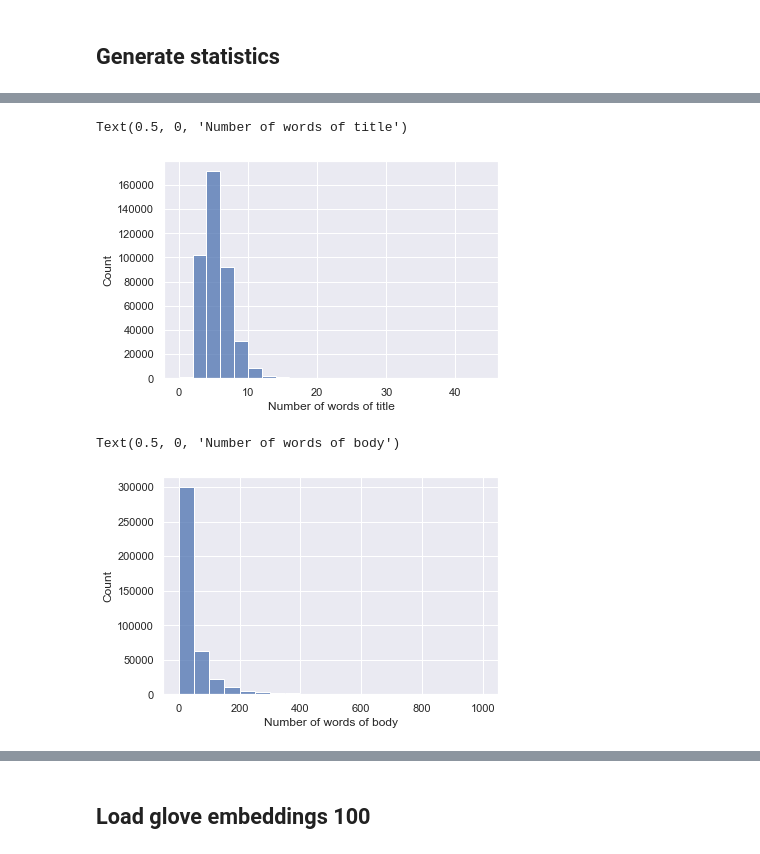
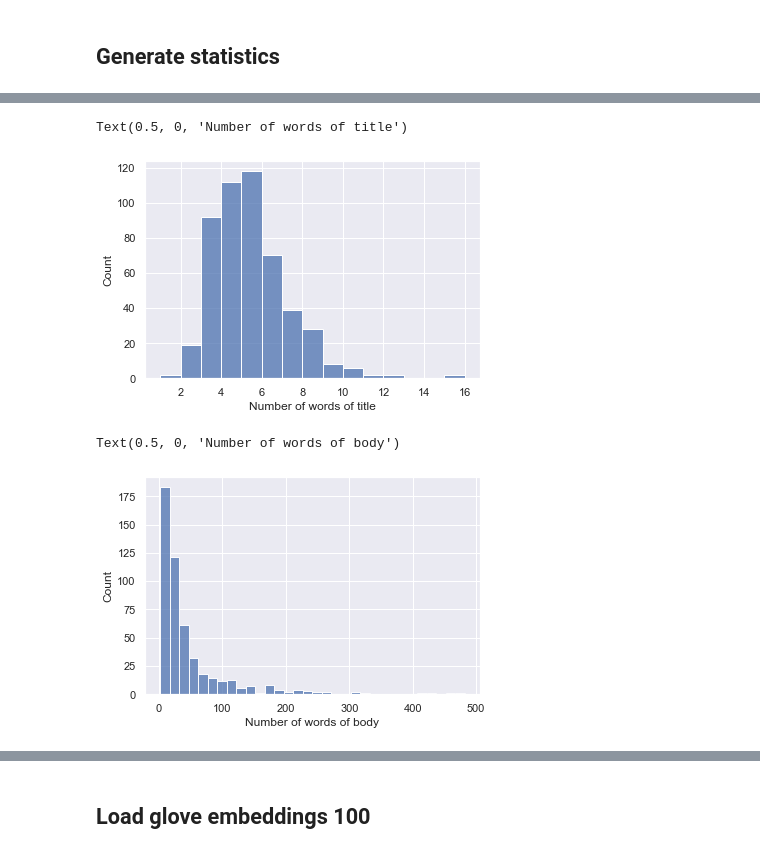
Before and after one commit to nkanak/bug-or-feature, a Jupyter notebook: experiments.ipynb, the cells around one changed output, grey strips where cells are left out. Drawn from its saved outputs; the diff is of its cells as text; code cells hidden in the pictures.

```diff
--- a/experiments.ipynb
+++ b/experiments.ipynb
@@ -67,6 +65,6 @@ global_random_number = get_random_number()
 df = pd.read_csv('samples.csv')
 # bug == 0 and feature == 1
 df = df[(df['label'] == 0) | (df['label'] == 1)]
-#df = df[:1000]
+df = df[:500]
 len(df)
 # %% [output]
@@ -91,14 +103,14 @@ df['number_of_words_of_body'] = df['body'].str.split().str.len()
 # %%
-fig = sns.histplot(data=df, x='number_of_words_of_title', kde=False, stat='count', binwidth=2)
+fig = sns.histplot(data=df, x='number_of_words_of_title', kde=False, stat='count', binwidth=1)
 fig.set_xlabel('Number of words of title')
 #fig.get_figure().savefig('figures/price_kde_histogram.jpg', dpi=500)
 # %% [output]
 Text(0.5, 0, 'Number of words of title')
-[figure, old version]
+[figure, new version]
 # %%
-fig = sns.histplot(data=df, x='number_of_words_of_body', kde=False, stat='count', binwidth=50)
+fig = sns.histplot(data=df, x='number_of_words_of_body', kde=False, stat='count', binwidth=15)
 fig.set_xlabel('Number of words of body')
 #fig.get_figure().savefig('figures/price_kde_histogram.jpg', dpi=500)
 # %% [output]
 Text(0.5, 0, 'Number of words of body')
-[figure, old version]
+[figure, new version]
```
Also changed, not shown: parts of 78 cells of this notebook.
